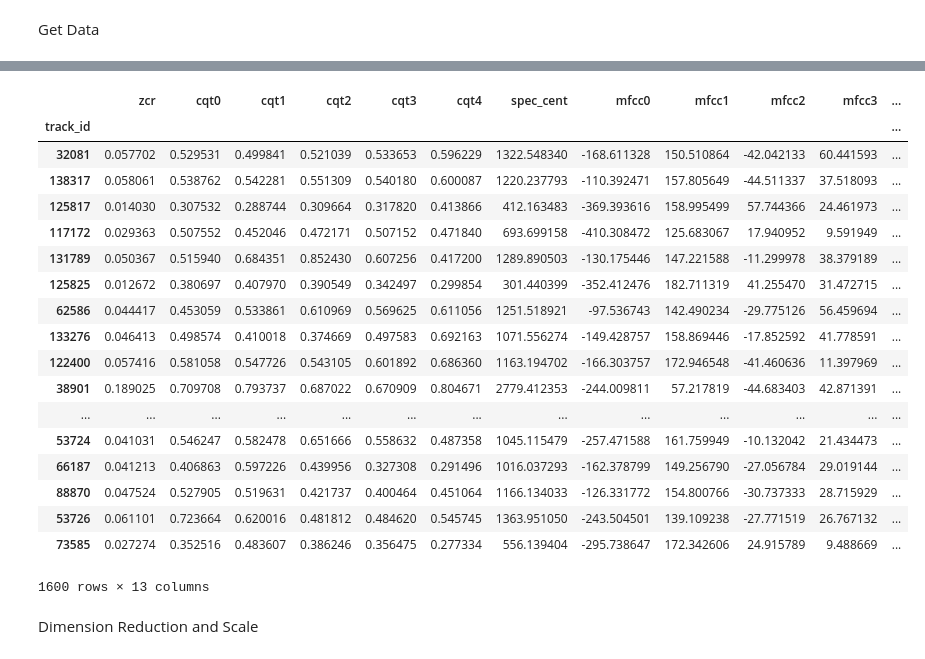
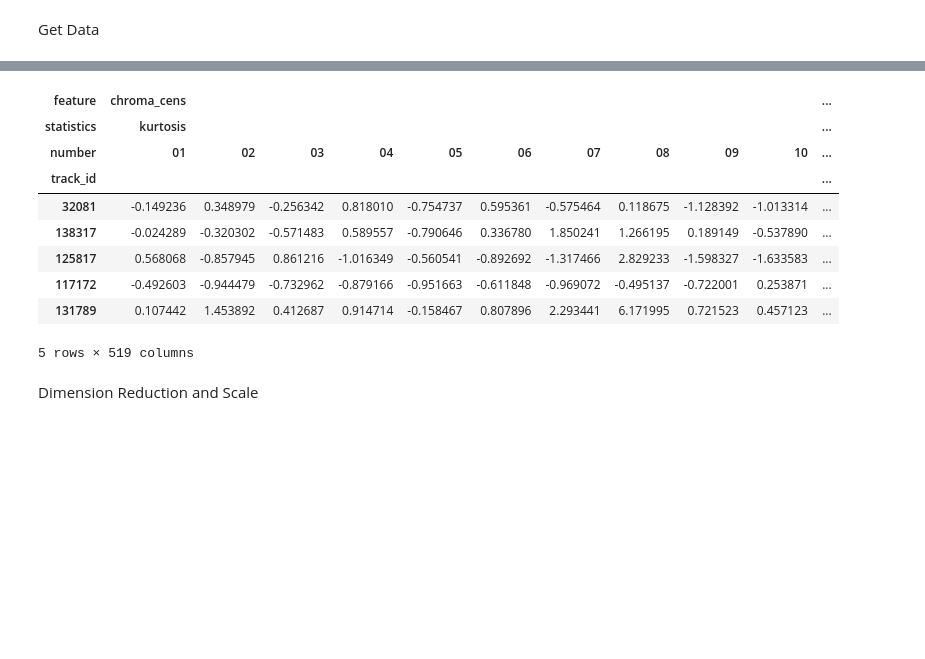
Before and after one commit to ucsd-dsc-arts/dsc160-midterm-group2, a Jupyter notebook: code/UMAP_MEANSHIFT.ipynb, the cells around one changed output, grey strips where cells are left out. Saved outputs shown, nothing was run; the diff lists cells and outputs as text; code cells hidden in the pictures; blank space fills up the shorter version.

```diff
--- a/code/UMAP_MEANSHIFT.ipynb
+++ b/code/UMAP_MEANSHIFT.ipynb
@@ -16,4 +16,4 @@ from IPython.display import Audio
 # %% [markdown]
 Get Data
 # %%
-features = pd.read_csv(os.path.join("../../","fma_metadata", "features.csv"), index_col=[0], header=[0,1,2])
+features = pd.read_csv('../data/sampled_features.csv', index_col=[0], header=[0,1,2])
@@ -62,4 +19,0 @@ for genre in os.listdir(AUDIO_DATA_PATH):
-# %%
-in_small_bool = features.index.isin(mp3s)
-features = features[in_small_bool]
-tracks = tracks[in_small_bool]
@@ -80,25 +19,0 @@ mfcc = features['mfcc']['mean'][['01','02','03','04','05']]
-# %%
-features = pd.concat([zcr, cqt, spect_cent, mfcc], axis = 1)
-col_names = [ 'zcr', 'cqt0', 'cqt1', 'cqt2', 'cqt3', 'cqt4', \
-              'spec_cent', 'mfcc0', 'mfcc1', 'mfcc2', 'mfcc3', 'mfcc4']
-features.columns = col_names
-
-SAMPLE_SIZE = 400
-
-tracks['Rock'] = tracks.track.genres.apply(lambda x: True if ('12' in x and '21' not in x and '15' not in x and '17' not in x) else False )
-rock_feat = features[list(tracks['Rock'])].sample(SAMPLE_SIZE, random_state=0)
-rock_feat['genre'] = 'Rock'
-
-tracks['Hiphop'] = tracks.track.genres.apply(lambda x: True if ('12' not in x and '21' in x and '15' not in x and '17' not in x) else False )
-hop_feat = features[list(tracks['Hiphop'])].sample(SAMPLE_SIZE, random_state=0)
-hop_feat['genre'] = 'Hiphop'
-
-tracks['Electronic'] = tracks.track.genres.apply(lambda x: True if ('12' not in x and '21' not in x and '15' in x and '17' not in x) else False )
-elec_feat = features[list(tracks['Electronic'])].sample(SAMPLE_SIZE, random_state=0)
-elec_feat['genre'] = 'Electronic'
-
-tracks['Folk'] = tracks.track.genres.apply(lambda x: True if ('12' not in x and '21' not in x and '15' not in x and '17' in x) else False )
-folk_feat = features[list(tracks['Folk'])].sample(SAMPLE_SIZE, random_state=0)
-folk_feat['genre'] = 'Folk'
-
-features = pd.concat([rock_feat, hop_feat, elec_feat, folk_feat])
@@ -107,25 +20,16 @@ features.to_csv('../data/sampled_features.csv', index = True)
 # %%
-features
+features.head()
 # %% [output]
-|  | zcr | cqt0 | cqt1 | cqt2 | cqt3 | cqt4 | spec_cent | mfcc0 | mfcc1 | mfcc2 | mfcc3 | ... |
-| track_id |  |  |  |  |  |  |  |  |  |  |  | ... |
-| 32081 | 0.057702 | 0.529531 | 0.499841 | 0.521039 | 0.533653 | 0.596229 | 1322.548340 | -168.611328 | 150.510864 | -42.042133 | 60.441593 | ... |
-| 138317 | 0.058061 | 0.538762 | 0.542281 | 0.551309 | 0.540180 | 0.600087 | 1220.237793 | -110.392471 | 157.805649 | -44.511337 | 37.518093 | ... |
-| 125817 | 0.014030 | 0.307532 | 0.288744 | 0.309664 | 0.317820 | 0.413866 | 412.163483 | -369.393616 | 158.995499 | 57.744366 | 24.461973 | ... |
-| 117172 | 0.029363 | 0.507552 | 0.452046 | 0.472171 | 0.507152 | 0.471840 | 693.699158 | -410.308472 | 125.683067 | 17.940952 | 9.591949 | ... |
-| 131789 | 0.050367 | 0.515940 | 0.684351 | 0.852430 | 0.607256 | 0.417200 | 1289.890503 | -130.175446 | 147.221588 | -11.299978 | 38.379189 | ... |
-| 125825 | 0.012672 | 0.380697 | 0.407970 | 0.390549 | 0.342497 | 0.299854 | 301.440399 | -352.412476 | 182.711319 | 41.255470 | 31.472715 | ... |
-| 62586 | 0.044417 | 0.453059 | 0.533861 | 0.610969 | 0.569625 | 0.611056 | 1251.518921 | -97.536743 | 142.490234 | -29.775126 | 56.459694 | ... |
-| 133276 | 0.046413 | 0.498574 | 0.410018 | 0.374669 | 0.497583 | 0.692163 | 1071.556274 | -149.428757 | 158.869446 | -17.852592 | 41.778591 | ... |
-| 122400 | 0.057416 | 0.581058 | 0.547726 | 0.543105 | 0.601892 | 0.686360 | 1163.194702 | -166.303757 | 172.946548 | -41.460636 | 11.397969 | ... |
-| 38901 | 0.189025 | 0.709708 | 0.793737 | 0.687022 | 0.670909 | 0.804671 | 2779.412353 | -244.009811 | 57.217819 | -44.683403 | 42.871391 | ... |
-| ... | ... | ... | ... | ... | ... | ... | ... | ... | ... | ... | ... | ... |
-| 53724 | 0.041031 | 0.546247 | 0.582478 | 0.651666 | 0.558632 | 0.487358 | 1045.115479 | -257.471588 | 161.759949 | -10.132042 | 21.434473 | ... |
-| 66187 | 0.041213 | 0.406863 | 0.597226 | 0.439956 | 0.327308 | 0.291496 | 1016.037293 | -162.378799 | 149.256790 | -27.056784 | 29.019144 | ... |
-| 88870 | 0.047524 | 0.527905 | 0.519631 | 0.421737 | 0.400464 | 0.451064 | 1166.134033 | -126.331772 | 154.800766 | -30.737333 | 28.715929 | ... |
-| 53726 | 0.061101 | 0.723664 | 0.620016 | 0.481812 | 0.484620 | 0.545745 | 1363.951050 | -243.504501 | 139.109238 | -27.771519 | 26.767132 | ... |
-| 73585 | 0.027274 | 0.352516 | 0.483607 | 0.386246 | 0.356475 | 0.277334 | 556.139404 | -295.738647 | 172.342606 | 24.915789 | 9.488669 | ... |
+| feature | chroma_cens |  |  |  |  |  |  |  |  |  | ... |
+| statistics | kurtosis |  |  |  |  |  |  |  |  |  | ... |
+| number | 01 | 02 | 03 | 04 | 05 | 06 | 07 | 08 | 09 | 10 | ... |
+| track_id |  |  |  |  |  |  |  |  |  |  | ... |
+| 32081 | -0.149236 | 0.348979 | -0.256342 | 0.818010 | -0.754737 | 0.595361 | -0.575464 | 0.118675 | -1.128392 | -1.013314 | ... |
+| 138317 | -0.024289 | -0.320302 | -0.571483 | 0.589557 | -0.790646 | 0.336780 | 1.850241 | 1.266195 | 0.189149 | -0.537890 | ... |
+| 125817 | 0.568068 | -0.857945 | 0.861216 | -1.016349 | -0.560541 | -0.892692 | -1.317466 | 2.829233 | -1.598327 | -1.633583 | ... |
+| 117172 | -0.492603 | -0.944479 | -0.732962 | -0.879166 | -0.951663 | -0.611848 | -0.969072 | -0.495137 | -0.722001 | 0.253871 | ... |
+| 131789 | 0.107442 | 1.453892 | 0.412687 | 0.914714 | -0.158467 | 0.807896 | 2.293441 | 6.171995 | 0.721523 | 0.457123 | ... |
-1600 rows × 13 columns
+5 rows × 519 columns
 # %% [markdown]
 Dimension Reduction and Scale
 # %%
```
Also changed, not shown: parts of 26 cells of this notebook, 2 other files.
